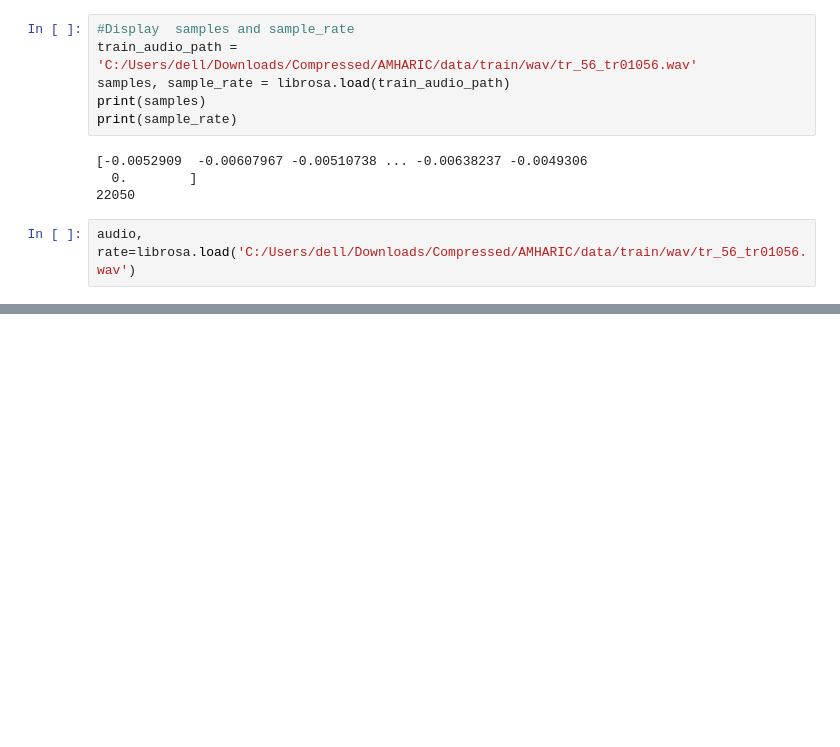
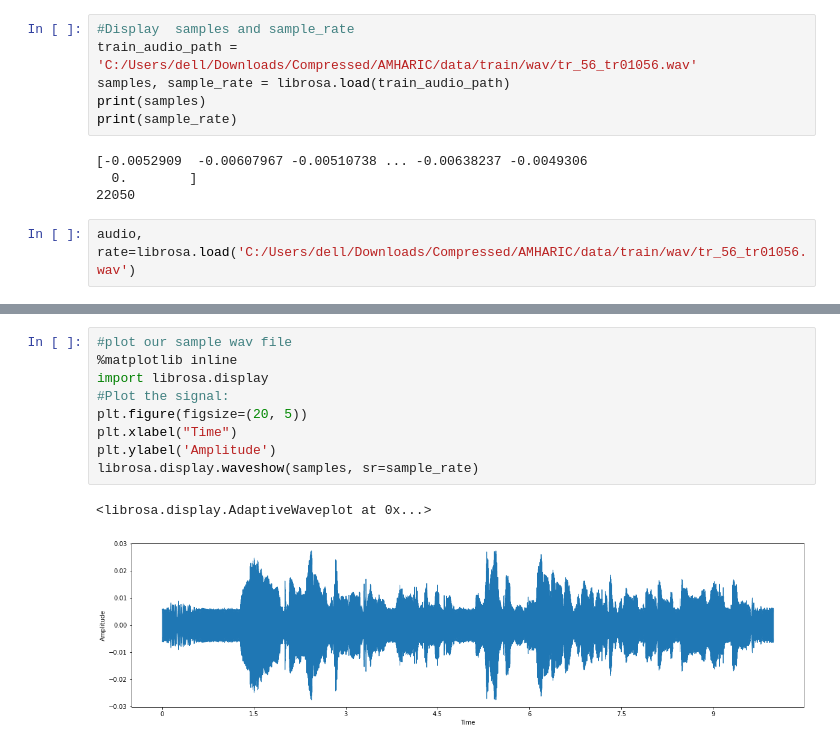
Before and after one commit to African-language-Speech-Recognition/african_language-Speech_Recognition, a Jupyter notebook: notebooks/Audio_processing.ipynb, the cells around one changed output, grey strips where cells are left out. Saved outputs shown, nothing was run; the diff lists cells and outputs as text; blank space fills up the shorter version.

Commit message:
wave plot of amplitude and time

```diff
--- a/notebooks/Audio_processing.ipynb
+++ b/notebooks/Audio_processing.ipynb
@@ -22,3 +22,15 @@ audio, rate=librosa.load('C:/Users/dell/Downloads/Compressed/AMHARIC/data/train/
 ipd.Audio(samples, rate=sample_rate)
 # %% [output]
 [interactive output not drawn]
+# %%
+#plot our sample wav file
+%matplotlib inline
+import librosa.display
+#Plot the signal:
+plt.figure(figsize=(20, 5))
+plt.xlabel("Time")
+plt.ylabel('Amplitude')
+librosa.display.waveshow(samples, sr=sample_rate)
+# %% [output]
+<librosa.display.AdaptiveWaveplot at 0x...>
+[figure, added]
```
Also changed, not shown: parts of 1 cell of this notebook, 1 other file.
